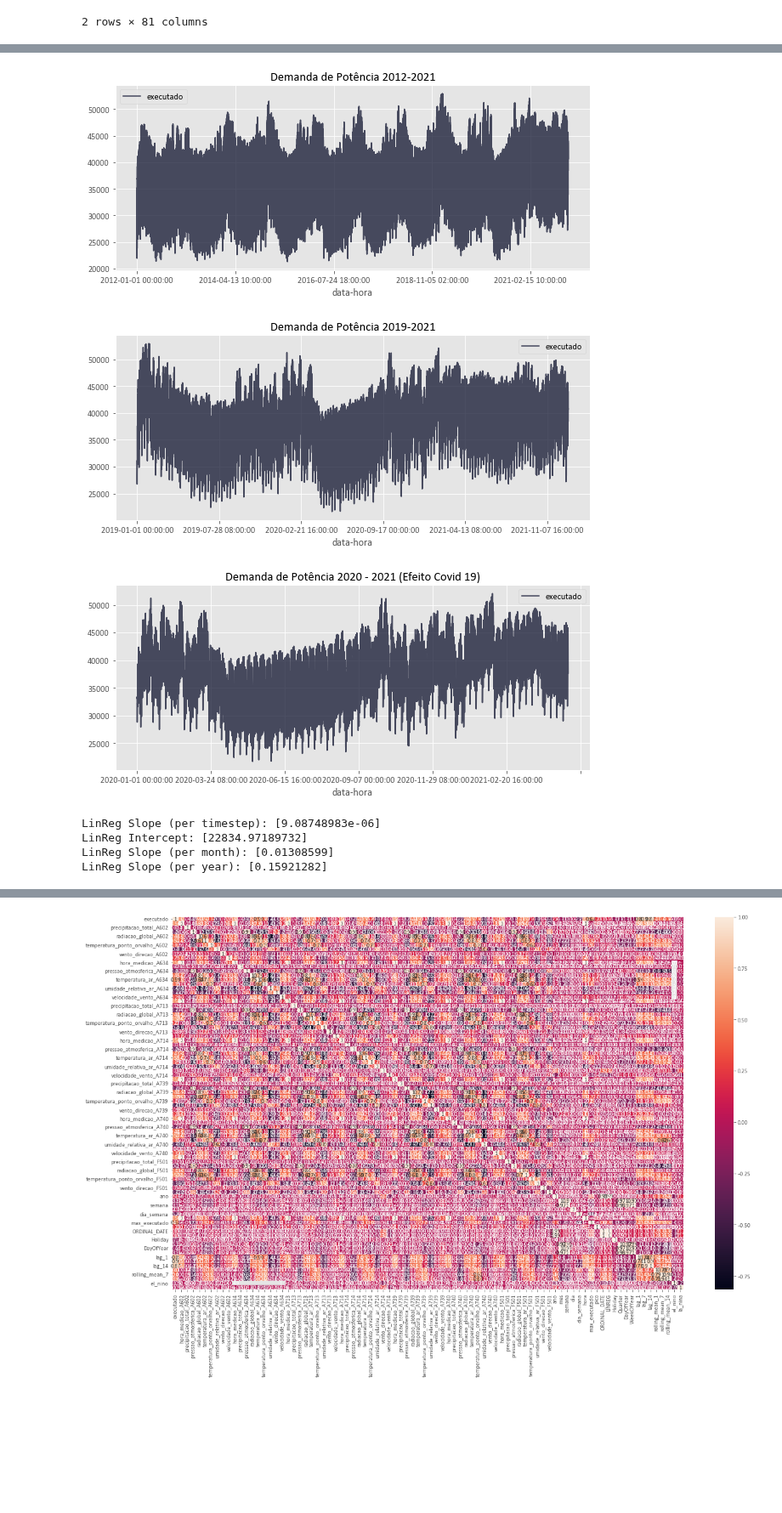
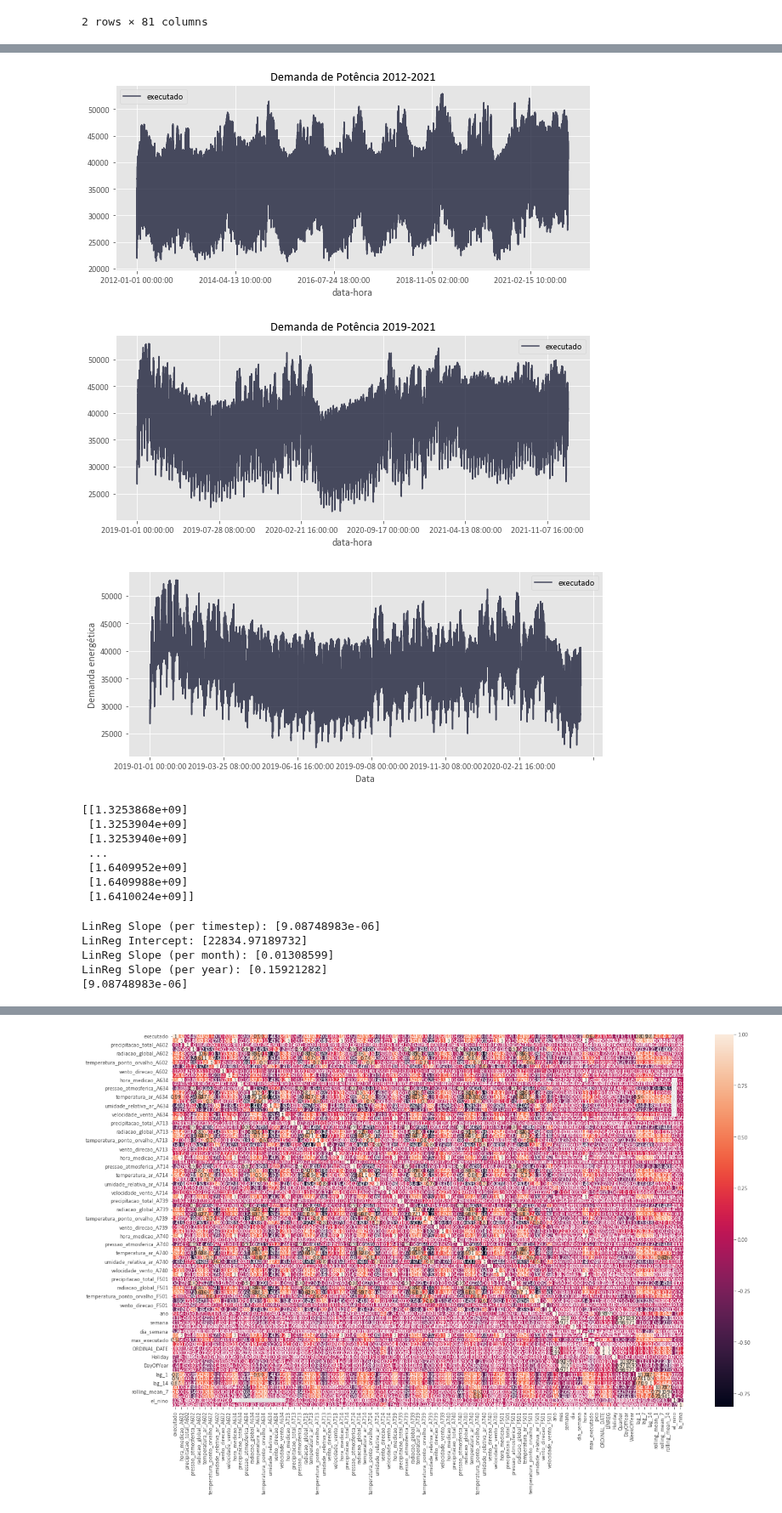
Before and after one commit to Alorencatto/tcc, a Jupyter notebook: features-eng.ipynb, the cells around one changed output, grey strips where cells are left out. Shown at 85% size. Cells and saved outputs as stored; diff of their text form; code cells hidden in the pictures; blank space fills up the shorter version.

```diff
--- a/features-eng.ipynb
+++ b/features-eng.ipynb
@@ -99,36 +143,58 @@ df_demanda_potencia.loc["2019-01-01":"2021-12-31"].plot(
 )
 plt.show()
 
 # Efeito Covid
-df_demanda_potencia.loc["2020-01-01":"2021-05-01"].plot(
+df_demanda_potencia.loc["2019-01-01":"2020-05-01"].plot(
     y="executado",
     figsize=(10, 4),
-    title="Demanda de Potência 2020 - 2021 (Efeito Covid 19)",
+    # title="Demanda de Potência 2019 - 2020 (Efeito Covid 19)",
     c=dark_blue,
     alpha=0.75,
 )
+
+plt.xlabel("Data")
+plt.ylabel("Demanda energética")
 plt.show()
 
 # df_demanda_potencia.loc["2021-03-01":"2021-04-01"].plot(
 #     y="executado",
 #     figsize=(10, 4),
 #     title="Demanda de Potência Março 2021",
 #     c=dark_blue,
 #     alpha=0.75,
 # )
 # plt.show()
 
 # df_demanda_potencia.loc["2021-04-25":"2021-05-01"].plot(
 #     y="executado",
 #     figsize=(10, 4),
 #     title="Demanda de Potência 28/04 - 02/05",
 #     c=dark_blue,
 #     alpha=0.75,
 # )
 # %% [output]
 [figure]
 [figure]
-[figure, old version]
+[figure, new version]
+# %%
+df_demanda_potencia["DATE"] = pd.to_datetime(df_demanda_potencia.index)
+df_demanda_potencia["ORDINAL_DATE"] = df_demanda_potencia["DATE"].apply(
+    lambda x: time.mktime(x.timetuple())
+)
+
+tmp = df_demanda_potencia.dropna(subset=["executado", "ORDINAL_DATE"])[
+    "ORDINAL_DATE"
+].values.reshape(-1, 1)
+
+print(tmp)
+# %% [output]
+[[1.3253868e+09]
+ [1.3253904e+09]
+ [1.3253940e+09]
+ ...
+ [1.6409952e+09]
+ [1.6409988e+09]
+ [1.6410024e+09]]
 # %%
 ## Modelando o crescimento básico da demanda
 df_demanda_potencia["DATE"] = pd.to_datetime(df_demanda_potencia.index)
@@ -151,12 +217,18 @@ print("LinReg Intercept:", lin_regr.intercept_)
 print("LinReg Slope (per month):", lin_regr.coef_[0] * 48 * 30)
 print("LinReg Slope (per year):", lin_regr.coef_[0] * 48 * 365)
 
+
+print(lin_regr.coef_[0])
+
+
+
 # df_demanda_potencia.head()
 # %% [output]
 LinReg Slope (per timestep): [9.08748983e-06]
 LinReg Intercept: [22834.97189732]
 LinReg Slope (per month): [0.01308599]
 LinReg Slope (per year): [0.15921282]
+[9.08748983e-06]
 # %%
 df_demanda_potencia["LINREG"] = lin_regr.predict(
     df_demanda_potencia["ORDINAL_DATE"].values.reshape(-1, 1)
```
Also changed, not shown: parts of 12 cells of this notebook, 4 other files.
